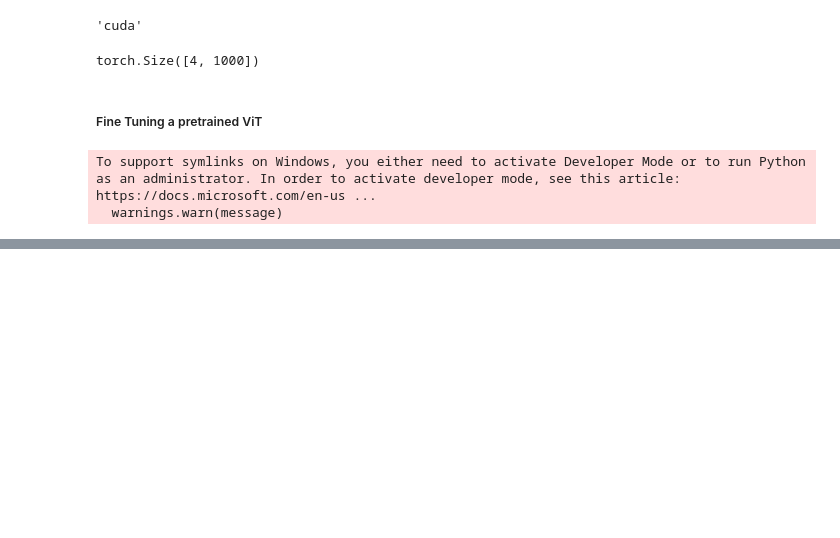
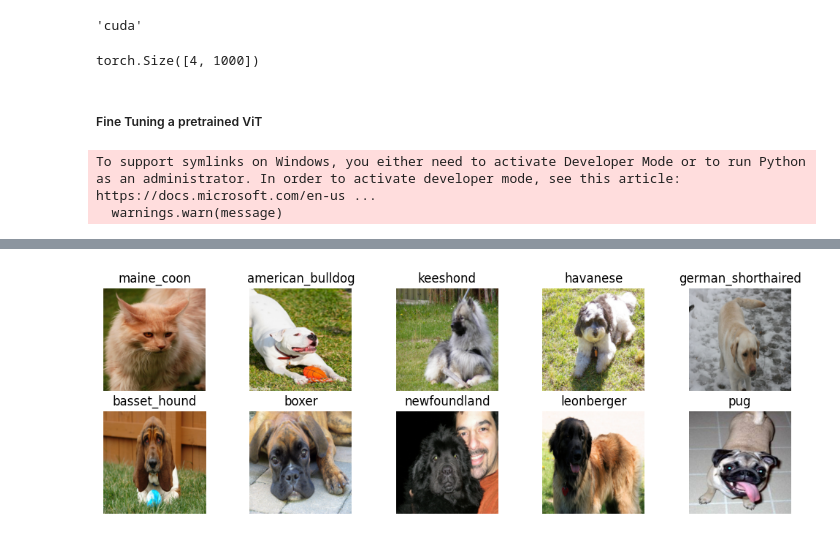
Before and after one commit to Portia-dot/VisionAndMultimodalTransformers, a Jupyter notebook: ViT.ipynb, the cells around one changed output, grey strips where cells are left out. Cells and saved outputs as stored; diff of their text form; code cells hidden in the pictures; blank space fills up the shorter version.

```diff
--- a/ViT.ipynb
+++ b/ViT.ipynb
@@ -89,0 +130,13 @@ To support symlinks on Windows, you either need to activate Developer Mode or to
+# %%
+num_rows, num_cols = 2, 5
+plt.figure(figsize=(num_cols * 2.5, num_rows * 2))
+class_names = pets["train"].features["label"].names
+for i in range(num_rows * num_cols):
+    plt.subplot(num_rows, num_cols, i + 1)
+    example = pets["train"][i]
+    preprocessed = vit_processor(example["image"])["pixel_values"][0]
+    plt.imshow((preprocessed.permute(1, 2, 0) + 1.) / 2.)
+    plt.title(class_names[example["label"]])
+    plt.axis("off")
+# %% [output]
+[figure, added]
```
Also changed, not shown: parts of 10 cells of this notebook.
